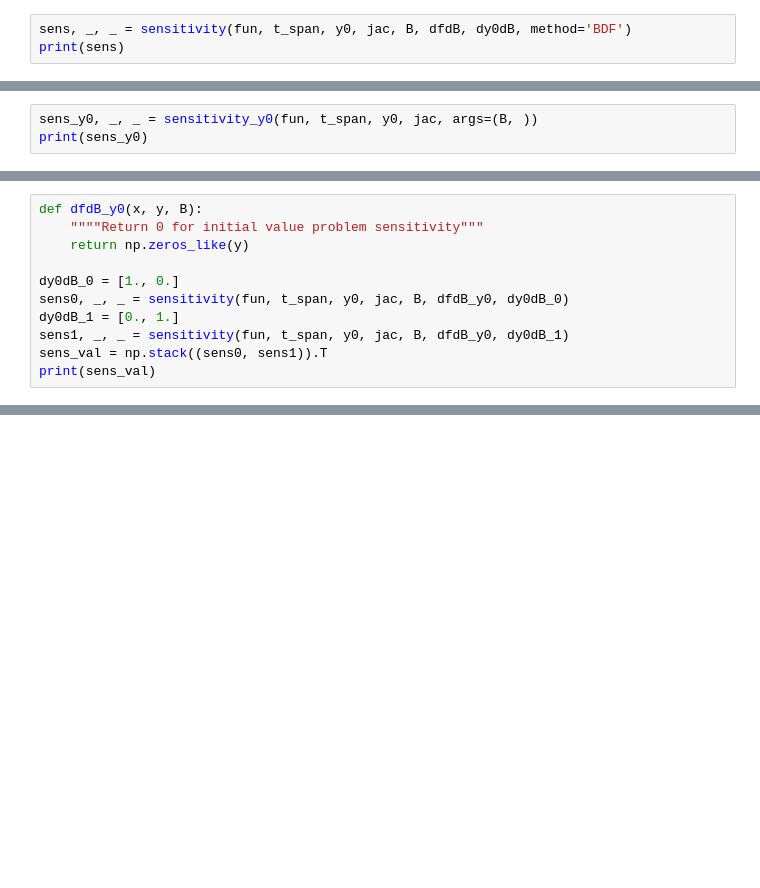
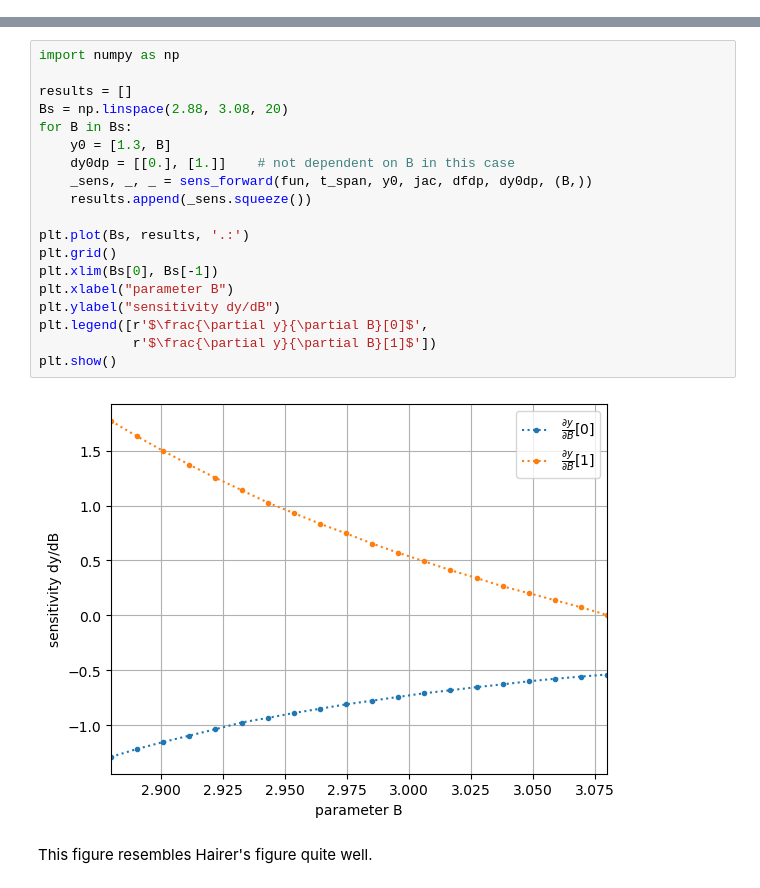
Before and after one commit to WRKampi/extensisq, a Jupyter notebook: docs/Demo_sensitivity.ipynb, the cells around one changed output, grey strips where cells are left out. Saved outputs shown, nothing was run; the diff lists cells and outputs as text; blank space fills up the shorter version.

Commit message:
sensitivity

```diff
--- a/docs/Demo_sensitivity.ipynb
+++ b/docs/Demo_sensitivity.ipynb
@@ -121,3 +0,0 @@ The `sensitivity` function has similar options as the `solve_ivp` function. The
-# %%
-sens, _, _ = sensitivity(fun, t_span, y0, jac, B, dfdB, dy0dB, method='BDF')
-print(sens)
@@ -134,3 +0,0 @@ Let's apply it to the Brusselator problem
-# %%
-sens_y0, _, _ = sensitivity_y0(fun, t_span, y0, jac, args=(B, ))
-print(sens_y0)
@@ -144,11 +0,0 @@ The same result could also be calculated by calling `sensitivity` twice. This se
-# %%
-def dfdB_y0(x, y, B):
-    """"Return 0 for initial value problem sensitivity"""
-    return np.zeros_like(y)
-
-dy0dB_0 = [1., 0.]
-sens0, _, _ = sensitivity(fun, t_span, y0, jac, B, dfdB_y0, dy0dB_0)
-dy0dB_1 = [0., 1.]
-sens1, _, _ = sensitivity(fun, t_span, y0, jac, B, dfdB_y0, dy0dB_1)
-sens_val = np.stack((sens0, sens1)).T
-print(sens_val)
@@ -290,0 +118,23 @@ The function `find_periodic_solution` seems to work well to find the initial val
+# %%
+import numpy as np
+
+results = []
+Bs = np.linspace(2.88, 3.08, 20)
+for B in Bs:
+    y0 = [1.3, B]
+    dy0dp = [[0.], [1.]]    # not dependent on B in this case
+    _sens, _, _ = sens_forward(fun, t_span, y0, jac, dfdp, dy0dp, (B,))
+    results.append(_sens.squeeze())
+
+plt.plot(Bs, results, '.:')
+plt.grid()
+plt.xlim(Bs[0], Bs[-1])
+plt.xlabel("parameter B")
+plt.ylabel("sensitivity dy/dB")
+plt.legend([r'$\frac{\partial y}{\partial B}[0]$',
+            r'$\frac{\partial y}{\partial B}[1]$'])
+plt.show()
+# %% [output]
+[figure, added]
+# %% [markdown]
+This figure resembles Hairer's figure quite well.
```
Also changed, not shown: parts of 53 cells of this notebook, 3 other files.
